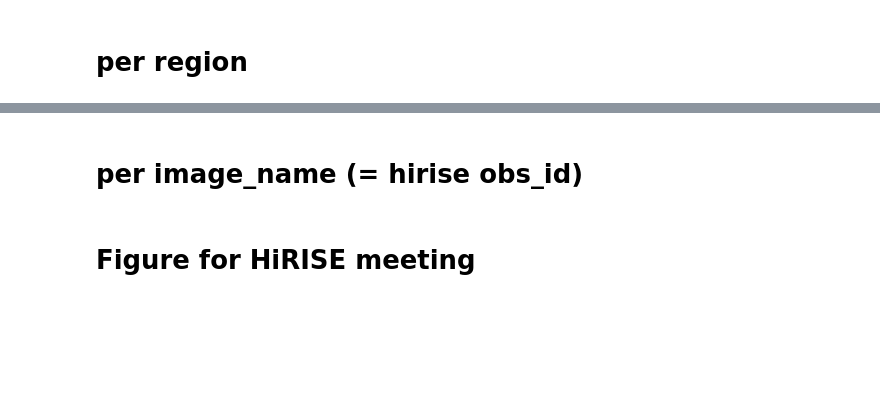
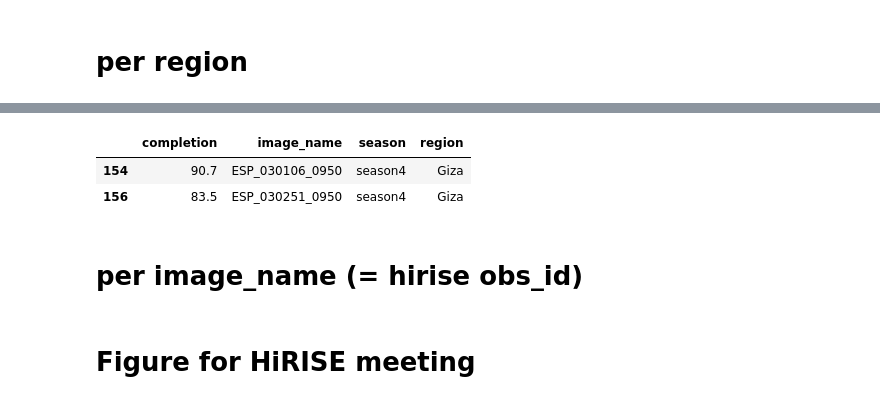
Before and after one commit to michaelaye/planet4, a Jupyter notebook: notebooks/2015-03-26 General Status.ipynb, the cells around one changed output, grey strips where cells are left out. Cells and saved outputs as stored; diff of their text form; code cells hidden in the pictures; blank space fills up the shorter version.

```diff
--- a/notebooks/2015-03-26 General Status.ipynb
+++ b/notebooks/2015-03-26 General Status.ipynb
@@ -38,3 +96,9 @@ for region in region_data.regions:
+# %%
+statusdf[statusdf.completion < 95]
+# %% [output]
+|  | completion | image_name | season | region |
+| 154 | 90.7 | ESP_030106_0950 | season4 | Giza |
+| 156 | 83.5 | ESP_030251_0950 | season4 | Giza |
 # %% [markdown]
 # per image_name (= hirise obs_id)
 # %%
```
Also changed, not shown: parts of 11 cells of this notebook, 15 other files.
